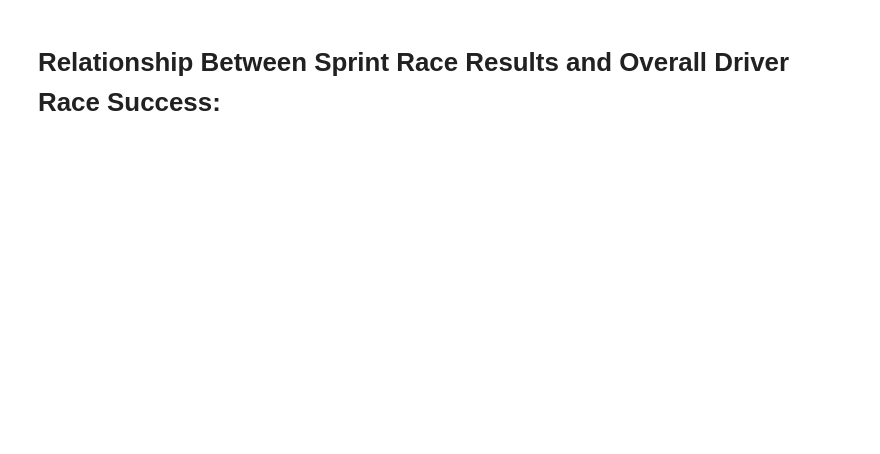
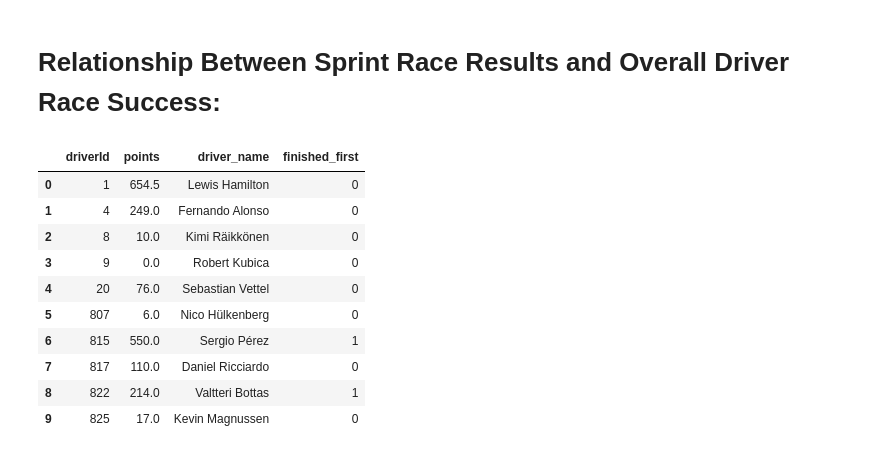
Before and after one commit to colegarcodes/ORIE3120-Group-Project, a Jupyter notebook: milestone1_Cole.ipynb, the cells around one changed output. Saved outputs shown, nothing was run; the diff lists cells and outputs as text; code cells hidden in the pictures; blank space fills up the shorter version.

```diff
--- a/milestone1_Cole.ipynb
+++ b/milestone1_Cole.ipynb
@@ -42,43 +3,42 @@ plt.legend()
 # %%
-import seaborn as sns
+import pandas as pd
+import matplotlib.pyplot as plt
 
-# Load data
 sprint = pd.read_csv('cleaned_sprint_results.csv')
 results = pd.read_csv('cleaned_results.csv')
 drivers = pd.read_csv('cleaned_drivers.csv')
+races = pd.read_csv('cleaned_races.csv')
 
 races_columns = races[['raceId', 'year']]
 results_with_year = results.merge(races_columns, on='raceId', how='inner')
 
 filtered_results = results_with_year[results_with_year['year'] >= 2021]
 filtered_results = filtered_results[~filtered_results['raceId'].isin(sprint['raceId'])]
 
-sprint_columns = sprint[['driverId', 'position', 'points']]
+sprint_columns = sprint[['driverId', 'position', 'points']].copy()
 results_columns = filtered_results[['driverId', 'points']]
 drivers['driver_name'] = drivers['driver_forename'] + ' ' + drivers['driver_surname']
 driver_columns = drivers[['driverId', 'driver_name']]
 
-sprint_columns['finished_top_3'] = (sprint_columns['position'] <= ).astype(int)
+sprint_columns.loc[:, 'finished_first'] = (sprint_columns['position'] == 1).astype(int)
 
-sprint_top3 = sprint_columns.groupby('driverId', as_index=False)['finished_top_3'].max()
+sprint_first = sprint_columns.groupby('driverId', as_index=False)['finished_first'].max()
 
 grouped_results = results_columns.groupby('driverId', as_index=False)['points'].sum()
 
-merged_df = grouped_results.merge(driver_columns, on='driverId', how='left')
-merged_df = merged_df.merge(sprint_top3, on='driverId', how='left').fillna(0)
+merged_df = grouped_results.merge(driver_columns, on='driverId', how='inner')
+merged_df = merged_df.merge(sprint_top3, on='driverId', how='inner')
 
-merged_df = merged_df.rename(columns={'points': 'season_points', 'finished_top_3': 'Finished in Top 3 Sprint'})
-
-merged_df['Finished in Top 3 Sprint'] = merged_df['Finished in Top 3 Sprint'].replace(
-    {1: 'Yes', 0: 'No'}
-)
-
-plt.figure(figsize=(8, 5))
-sns.boxplot(x='Finished in Top 3 Sprint', y='season_points', data=merged_df)
-
-plt.title('Championship Points Distribution by Top 3 Sprint Finishes')
-plt.xlabel('Did the Driver Finish in Top 3 of a Sprint Race?')
-plt.ylabel('Total Season Championship Points')
-plt.grid(axis='y', linestyle='--', alpha=0.7)
-
-plt.show()
+merged_df.head(10)
+# %% [output]
+|  | driverId | points | driver_name | finished_first |
+| 0 | 1 | 654.5 | Lewis Hamilton | 0 |
+| 1 | 4 | 249.0 | Fernando Alonso | 0 |
+| 2 | 8 | 10.0 | Kimi Räikkönen | 0 |
+| 3 | 9 | 0.0 | Robert Kubica | 0 |
+| 4 | 20 | 76.0 | Sebastian Vettel | 0 |
+| 5 | 807 | 6.0 | Nico Hülkenberg | 0 |
+| 6 | 815 | 550.0 | Sergio Pérez | 1 |
+| 7 | 817 | 110.0 | Daniel Ricciardo | 0 |
+| 8 | 822 | 214.0 | Valtteri Bottas | 1 |
+| 9 | 825 | 17.0 | Kevin Magnussen | 0 |
```
Also changed, not shown: parts of 3 cells of this notebook, 1 other file.
